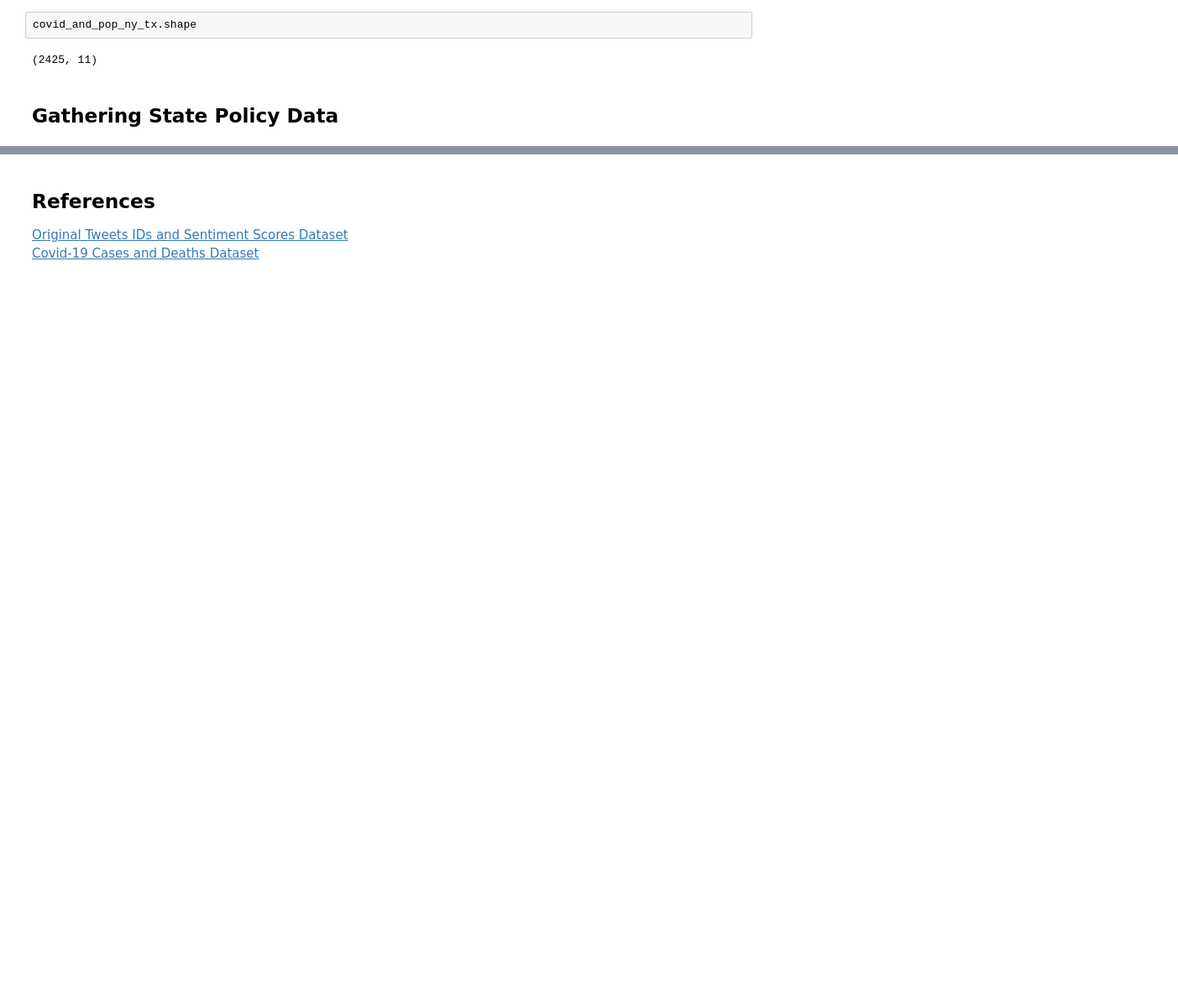
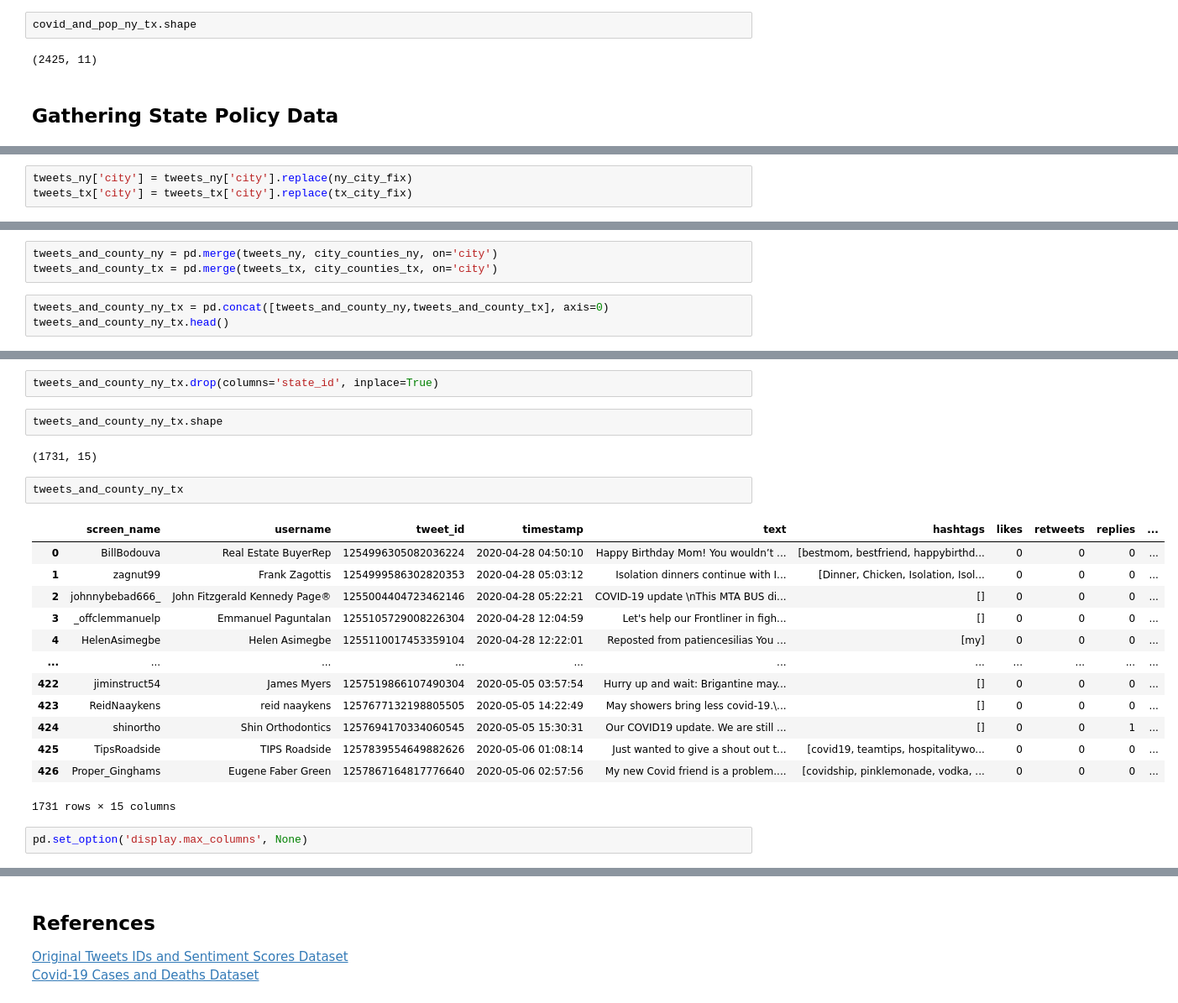
Before and after one commit to JulKelman/Sentiment-Analysis-of-Covid-19-Related-Tweets, a Jupyter notebook: julia/Data Gathering Notebook.ipynb, the cells around one changed output, grey strips where cells are left out. Shown: that part at 84% size. Drawn from its saved outputs; the diff is of its cells as text; blank space fills up the shorter version.

```diff
--- a/julia/Data Gathering Notebook.ipynb
+++ b/julia/Data Gathering Notebook.ipynb
@@ -348,0 +435,3 @@ covid_and_pop_ny_tx.shape
+# %%
+tweets_ny['city'] = tweets_ny['city'].replace(ny_city_fix)
+tweets_tx['city'] = tweets_tx['city'].replace(tx_city_fix)
@@ -348,0 +448,6 @@ covid_and_pop_ny_tx.shape
+# %%
+tweets_and_county_ny = pd.merge(tweets_ny, city_counties_ny, on='city')
+tweets_and_county_tx = pd.merge(tweets_tx, city_counties_tx, on='city')
+# %%
+tweets_and_county_ny_tx = pd.concat([tweets_and_county_ny,tweets_and_county_tx], axis=0)
+tweets_and_county_ny_tx.head()
@@ -348,0 +461,24 @@ covid_and_pop_ny_tx.shape
+# %%
+tweets_and_county_ny_tx.drop(columns='state_id', inplace=True)
+# %%
+tweets_and_county_ny_tx.shape
+# %% [output]
+(1731, 15)
+# %%
+tweets_and_county_ny_tx
+# %% [output]
+|  | screen_name | username | tweet_id | timestamp | text | hashtags | likes | retweets | replies | ... |
+| 0 | BillBodouva | Real Estate BuyerRep | 1254996305082036224 | 2020-04-28 04:50:10 | Happy Birthday Mom! You wouldn’t ... | [bestmom, bestfriend, happybirthd... | 0 | 0 | 0 | ... |
+| 1 | zagnut99 | Frank Zagottis | 1254999586302820353 | 2020-04-28 05:03:12 | Isolation dinners continue with I... | [Dinner, Chicken, Isolation, Isol... | 0 | 0 | 0 | ... |
+| 2 | johnnybebad666_ | John Fitzgerald Kennedy Page® | 1255004404723462146 | 2020-04-28 05:22:21 | COVID-19 update \nThis MTA BUS di... | [] | 0 | 0 | 0 | ... |
+| 3 | _offclemmanuelp | Emmanuel Paguntalan | 1255105729008226304 | 2020-04-28 12:04:59 | Let's help our Frontliner in figh... | [] | 0 | 0 | 0 | ... |
+| 4 | HelenAsimegbe | Helen Asimegbe | 1255110017453359104 | 2020-04-28 12:22:01 | Reposted from patiencesilias You ... | [my] | 0 | 0 | 0 | ... |
+| ... | ... | ... | ... | ... | ... | ... | ... | ... | ... | ... |
+| 422 | jiminstruct54 | James Myers | 1257519866107490304 | 2020-05-05 03:57:54 | Hurry up and wait: Brigantine may... | [] | 0 | 0 | 0 | ... |
+| 423 | ReidNaaykens | reid naaykens | 1257677132198805505 | 2020-05-05 14:22:49 | May showers bring less covid-19.\... | [] | 0 | 0 | 0 | ... |
+| 424 | shinortho | Shin Orthodontics | 1257694170334060545 | 2020-05-05 15:30:31 | Our COVID19 update. We are still ... | [] | 0 | 0 | 1 | ... |
+| 425 | TipsRoadside | TIPS Roadside | 1257839554649882626 | 2020-05-06 01:08:14 | Just wanted to give a shout out t... | [covid19, teamtips, hospitalitywo... | 0 | 0 | 0 | ... |
+| 426 | Proper_Ginghams | Eugene Faber Green | 1257867164817776640 | 2020-05-06 02:57:56 | My new Covid friend is a problem.... | [covidship, pinklemonade, vodka, ... | 0 | 0 | 0 | ... |
+1731 rows × 15 columns
+# %%
+pd.set_option('display.max_columns', None)
```
Also changed, not shown: parts of 30 cells of this notebook, 5 other files.
